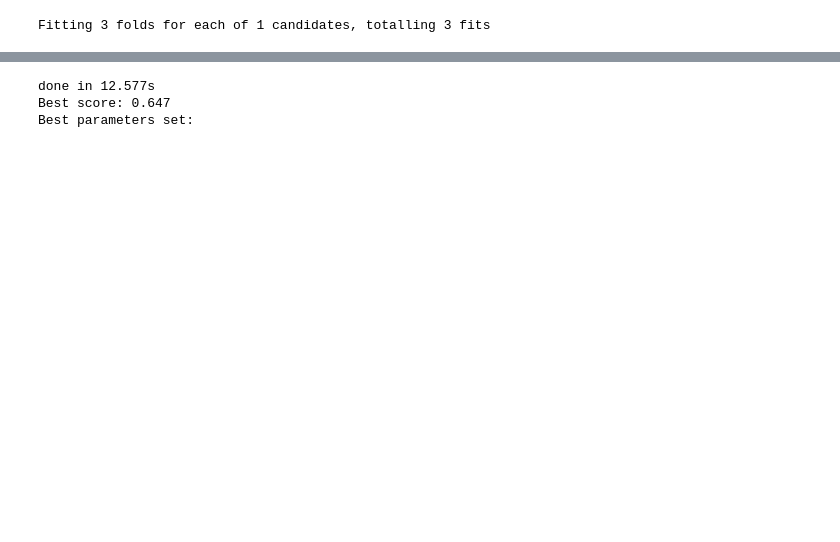
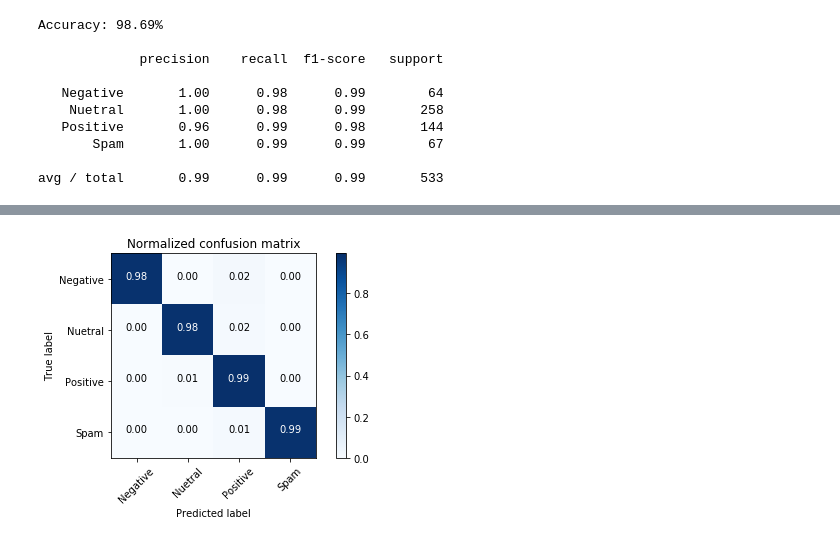
Before and after one commit to ibrahimBeladi/ICS490, a Jupyter notebook: jupyter/cinema.ipynb, the cells around one changed output, grey strips where cells are left out. Saved outputs shown, nothing was run; the diff lists cells and outputs as text; code cells hidden in the pictures; blank space fills up the shorter version.

```diff
--- a/jupyter/cinema.ipynb
+++ b/jupyter/cinema.ipynb
@@ -293,6 +324,16 @@ parameters = {
 #     '3__class_weight': (None, 'balanced'), # None
 }
 
-doGridSearch(model3, parameters)
+# doGridSearch(model3, parameters)
+test(model3)
 # %% [output]
-Fitting 3 folds for each of 1 candidates, totalling 3 fits
+Accuracy: 98.69%
+
+             precision    recall  f1-score   support
+
+   Negative       1.00      0.98      0.99        64
+    Nuetral       1.00      0.98      0.99       258
+   Positive       0.96      0.99      0.98       144
+       Spam       1.00      0.99      0.99        67
+
+avg / total       0.99      0.99      0.99       533
@@ -300,6 +340,4 @@ Fitting 3 folds for each of 1 candidates, totalling 3 fits
-done in 12.577s
-Best score: 0.647
-Best parameters set:
+[figure, added]
 # %%
 model4 = Pipeline([
     ('1', TfidfVectorizer()),
```
Also changed, not shown: parts of 7 cells of this notebook, 10 other files.
